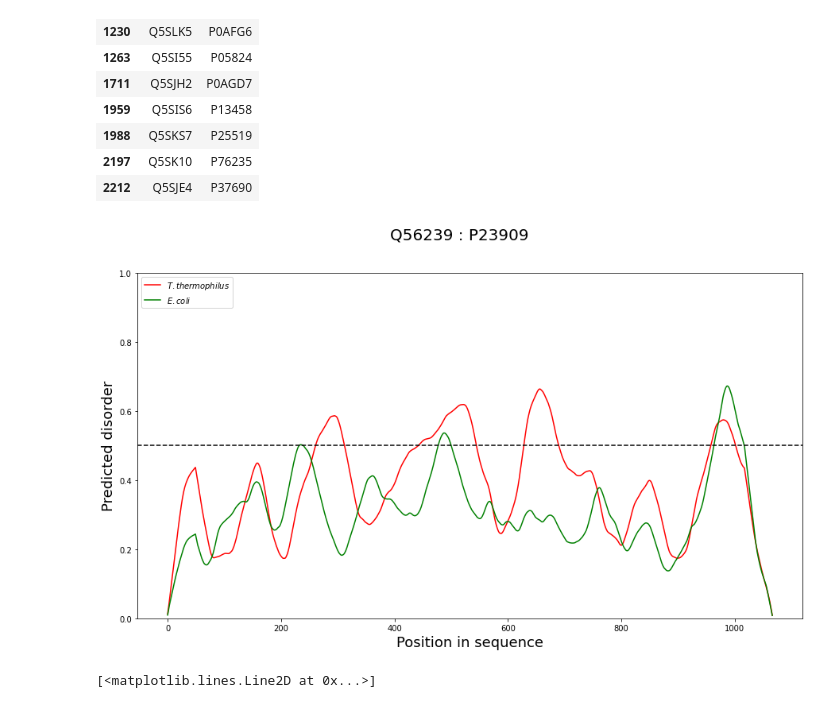
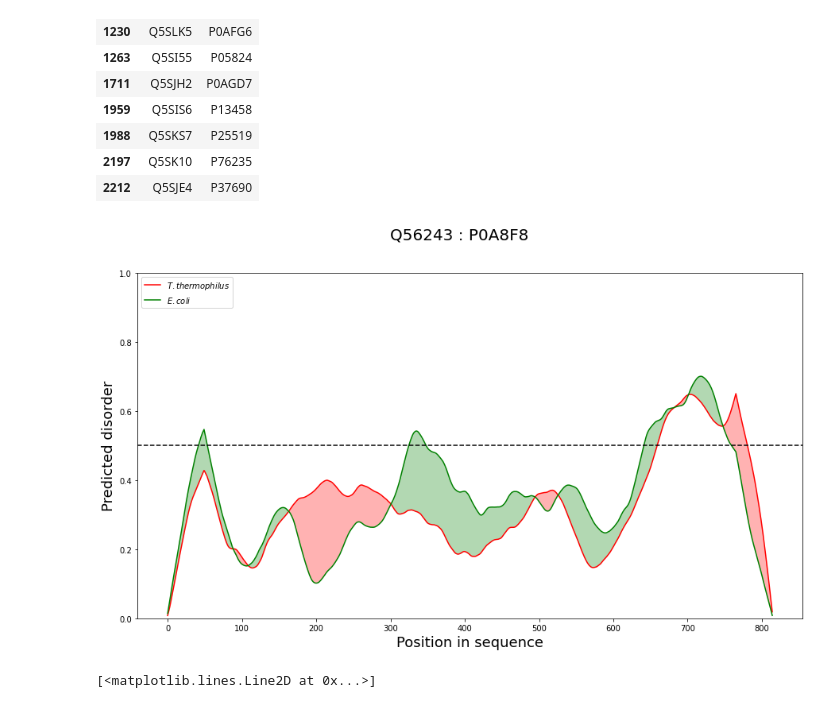
Before and after one commit to alibekk93/IDP_analysis, a Jupyter notebook: IDP_analysis.ipynb, the cells around one changed output. Drawn from its saved outputs; the diff is of its cells as text; code cells hidden in the pictures.

```diff
--- a/IDP_analysis.ipynb
+++ b/IDP_analysis.ipynb
@@ -399,8 +399,13 @@ def plot_IDR_profile(disorder_values: list, labels: list, names: list=None,
   ax.set_ylim(0, 1)
   ax.set_xlabel('Position in sequence', fontsize=18)
   ax.set_ylabel('Predicted disorder', fontsize=18)
-  ax.plot(np.convolve(seq1_disorder_full, np.ones(mav)/mav), c='red', label='$\\it{}$'.format(labels[0]))
-  ax.plot(np.convolve(seq2_disorder_full, np.ones(mav)/mav), c='green', label='$\\it{}$'.format(labels[1]))
+  y1 = np.convolve(seq1_disorder_full, np.ones(mav)/mav)
+  y2 = np.convolve(seq2_disorder_full, np.ones(mav)/mav)
+  x = np.arange(0, len(y1))
+  ax.plot(y1, c='red', label='$\\it{}$'.format(labels[0]))
+  ax.plot(y2, c='green', label='$\\it{}$'.format(labels[1]))
+  ax.fill_between(x, y1, y2, where = y1 > y2, facecolor ='red', alpha = 0.3)
+  ax.fill_between(x, y1, y2, where = y2 > y1, facecolor ='green', alpha = 0.3)
   ax.legend(loc='upper left')
   ax.axhline(0.5, ls='--', c='black')
 # %% [markdown]
@@ -751,21 +756,21 @@ IDP_pairs.query('TT_longest_IDR>=50 & EC_longest_IDR>=50')[['TT_ID', 'EC_ID']]
 | 2197 | Q5SK10 | P76235 |
 | 2212 | Q5SJE4 | P37690 |
 # %%
-names = ['Q56239', 'P23909']
+names = ['Q56243', 'P0A8F8']
 
 labels = ['T. thermophilus', 'E. coli']
 
 disorder_values = [IDP_pairs.query('TT_ID=="{}"'.format(names[0])).TT_disorder_combined.iloc[0],
                    IDP_pairs.query('EC_ID=="{}"'.format(names[1])).EC_disorder_combined.iloc[0]]
 seqs = [IDP_pairs.query('TT_ID=="{}"'.format(names[0])).TT_Sequence.iloc[0],
         IDP_pairs.query('EC_ID=="{}"'.format(names[1])).EC_Sequence.iloc[0]]
 
 plot_IDR_profile(disorder_values=disorder_values, labels=labels, names=names, mav=50, align=True,
                  seqs=seqs, gap_ins_pen=-1, gap_ext_pen=-0.5)
 
 fig.show()
 # %% [output]
-[figure, old version]
+[figure, new version]
 # %%
 i = 7
 
```
Also changed, not shown: parts of 2 cells of this notebook.
